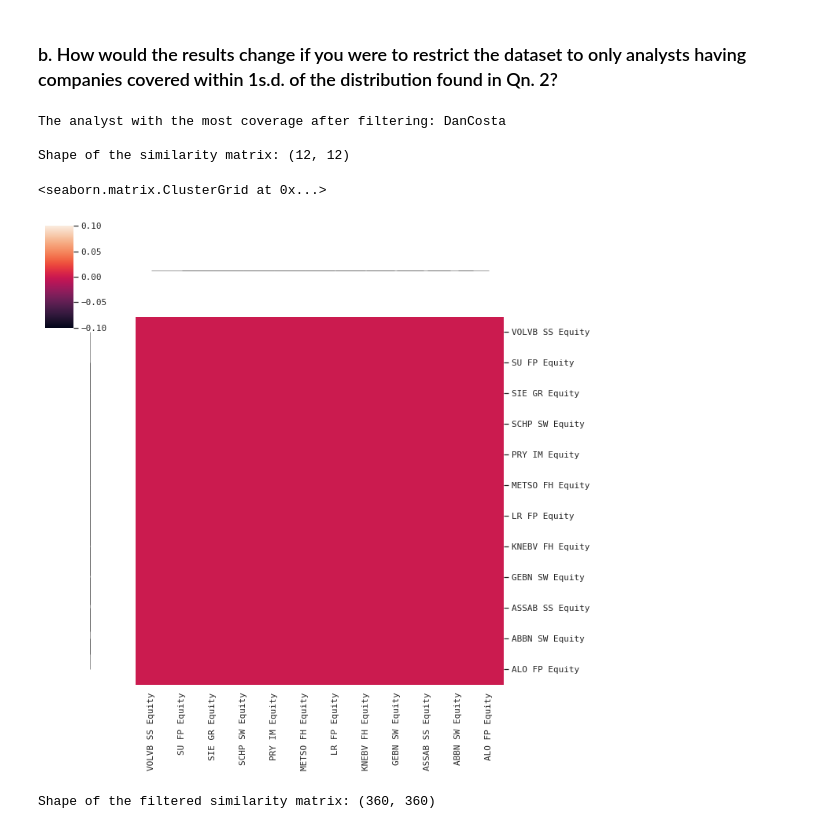
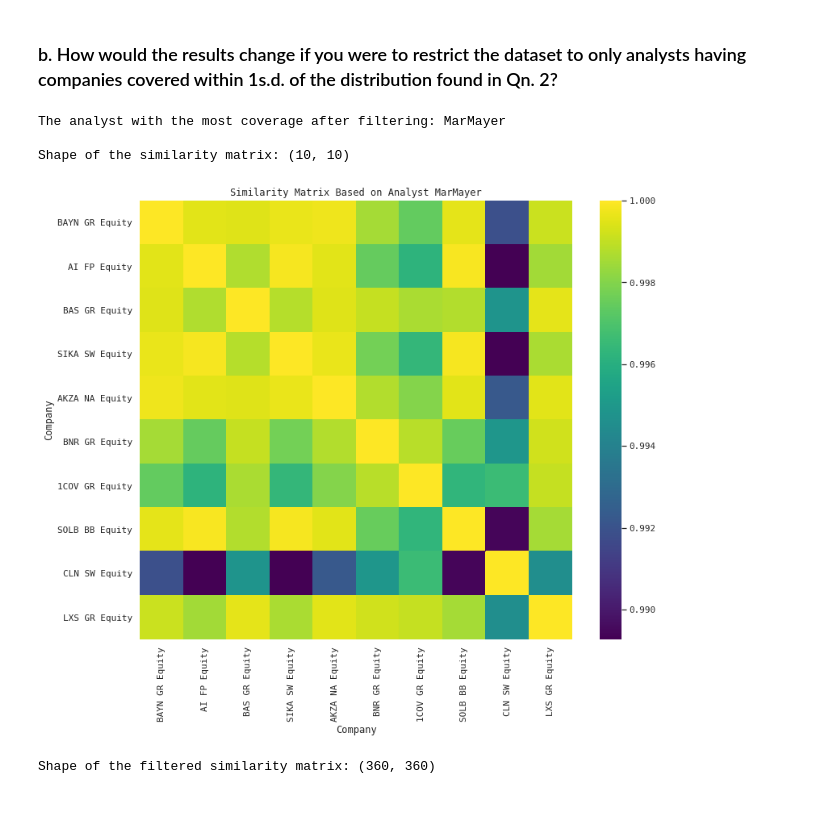
Before and after one commit to saltedpotato/QF632_Project, a Jupyter notebook: Project 3.ipynb, the cells around one changed output. Cells and saved outputs as stored; diff of their text form; code cells hidden in the pictures.

Commit message:
changed to cosine similarity
more appropriate for one-hot category and numerical

```diff
--- a/Project 3.ipynb
+++ b/Project 3.ipynb
@@ -193,7 +175,7 @@ df_company_info
 # %%
 categorical_features_ordinal = []
-categorical_features_one_hot = ['GICS_SECTOR_NAME', 'GICS_INDUSTRY_GROUP_NAME']
-numerical_features = []
+categorical_features_one_hot = ['GICS_SECTOR_NAME', 'GICS_INDUSTRY_GROUP_NAME', 'BROKER']
+numerical_features = ['RATING']
 clean_pipeline = get_pipeline_clean_encode_only(categorical_features_one_hot, categorical_features_ordinal, numerical_features)
 
 # We only want to observe analyst 'Antpagna'
@@ -205,6 +187,7 @@ df_analyst_antpaga = df_clean[df_clean["ANALYST"] == "Antpagna"].copy()
 # Remove duplicates
 df_analyst_antpaga = df_analyst_antpaga.drop_duplicates(subset=['BBTICKER']).reset_index(drop=True)
 
-df_company_info_antaga = df_company_info[df_company_info["BBTICKER"].isin(df_analyst_antpaga['BBTICKER'].tolist())]
-df_preprocessed = clean_pipeline.fit_transform(df_company_info_antaga.copy())
+df_company_antaga = df_analyst_antpaga[df_analyst_antpaga["BBTICKER"].isin(df_analyst_antpaga['BBTICKER'].tolist())]
+df_preprocessed = clean_pipeline.fit_transform(df_company_antaga.copy())
 cols = df_analyst_antpaga["BBTICKER"].tolist().copy()
+df_preprocessed.sample(7)
@@ -266,39 +245,44 @@ Shape of the similarity matrix: (360, 360)
 # %%
 # Calculate the mean and standard deviation of the number of companies covered by each analyst
 mean_coverage = analyst_coverage.mean()
 std_dev_coverage = analyst_coverage.std()
 
 # Filter analysts who cover companies within 1 standard deviation of the mean
 filtered_analysts = analyst_coverage[(analyst_coverage >= mean_coverage - std_dev_coverage) &
                                      (analyst_coverage <= mean_coverage + std_dev_coverage)].index
 filtered_df = df_clean[df_clean['ANALYST'].isin(filtered_analysts)].copy()
 
 # Now, we find the analyst with the most coverage
 filtered_df_analyst_coverage = filtered_df['ANALYST'].value_counts()
 filtered_highest_analyst = filtered_df_analyst_coverage.head(1).index[0]
 print("The analyst with the most coverage after filtering: " + filtered_highest_analyst)
 print()
 
 # Then, find the rows covered by analyst
 df_analyst = df_clean[df_clean["ANALYST"] == filtered_highest_analyst].copy()
 # Remove duplicates
 df_analyst = df_analyst.drop_duplicates(subset=['BBTICKER']).reset_index(drop=True)
 
-df_company_info_analyst = df_company_info[df_company_info["BBTICKER"].isin(df_analyst['BBTICKER'].tolist())]
-df_preprocessed = clean_pipeline.fit_transform(df_company_info_analyst.copy())
-cols = df_company_info_analyst["BBTICKER"].tolist().copy()
+df_preprocessed = clean_pipeline.fit_transform(df_analyst.copy())
+cols = df_analyst["BBTICKER"].tolist().copy()
 
-df_preprocessed_sim = pd.DataFrame(data = Eskin(df_preprocessed),
+df_preprocessed_sim = pd.DataFrame(data = cosine_similarity(df_preprocessed, df_preprocessed),
                                    index = cols, columns = cols)
+
 print("Shape of the similarity matrix:", df_preprocessed_sim.shape)
-linkage = hc.linkage(sp.distance.squareform(df_preprocessed_sim), method='average')
-sns.clustermap(df_preprocessed_sim, row_linkage=linkage, col_linkage=linkage)
+
+# Plot the similarity matrix
+plt.figure(figsize=(12, 10))
+sns.heatmap(df_preprocessed_sim, cmap='viridis')
+plt.title('Similarity Matrix Based on Analyst ' + filtered_highest_analyst)
+plt.xlabel('Company')
+plt.ylabel('Company')
+plt.show()
 # %% [output]
-The analyst with the most coverage after filtering: DanCosta
+The analyst with the most coverage after filtering: MarMayer
 
-Shape of the similarity matrix: (12, 12)
+Shape of the similarity matrix: (10, 10)
-<seaborn.matrix.ClusterGrid at 0x...>
-[figure, old version]
+[figure, new version]
 # %%
 # Calculate the mean and standard deviation of the number of companies covered by each analyst
 mean_coverage = analyst_coverage.mean()
```
Also changed, not shown: parts of 15 cells of this notebook, 1 other file.
